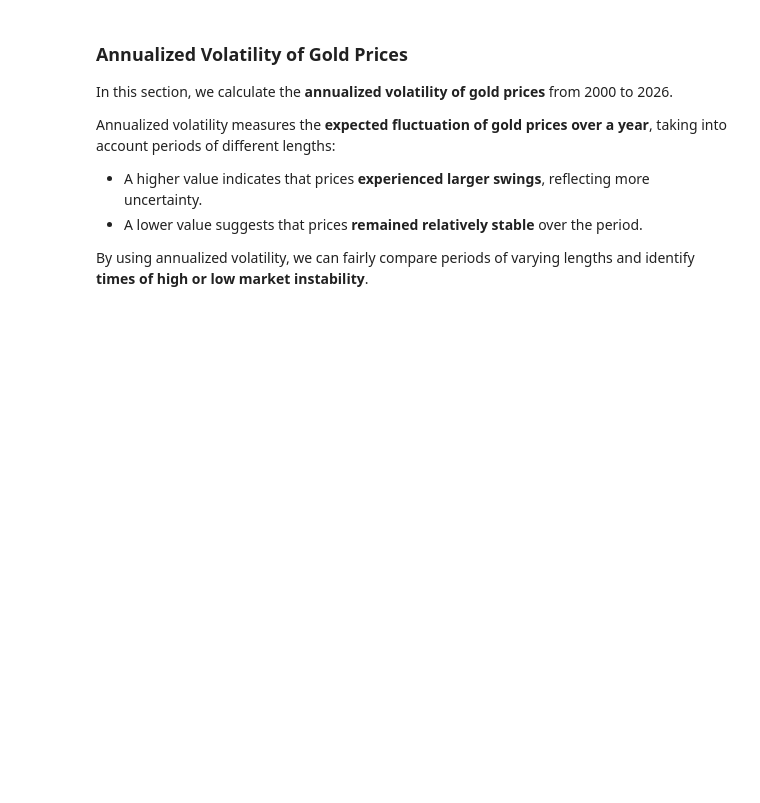
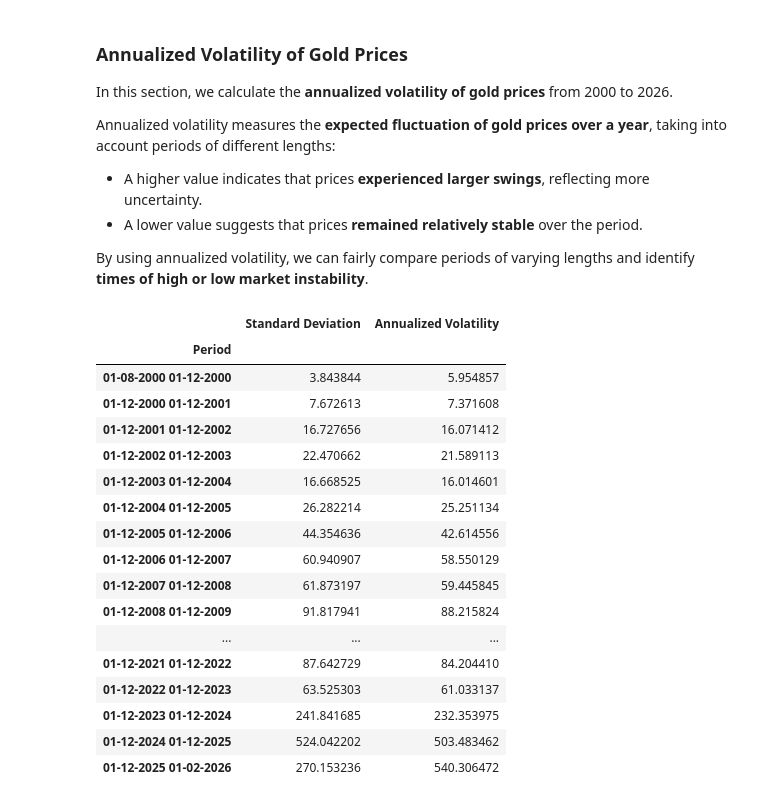
Before and after one commit to younesbensaid/Data-Analysis-portfolio, a Jupyter notebook: gold-price-analysis Aug 2000 - Fev 2026/XAUUSD_Analysis.ipynb, the cells around one changed output. Cells and saved outputs as stored; diff of their text form; code cells hidden in the pictures; blank space fills up the shorter version.

Commit message:
calculate the Annualized Volatility

```diff
--- a/gold-price-analysis Aug 2000 - Fev 2026/XAUUSD_Analysis.ipynb
+++ b/gold-price-analysis Aug 2000 - Fev 2026/XAUUSD_Analysis.ipynb
@@ -322,3 +322,56 @@ Annualized volatility measures the **expected fluctuation of gold prices over a
 - A lower value suggests that prices **remained relatively stable** over the period.
 
 By using annualized volatility, we can fairly compare periods of varying lengths and identify **times of high or low market instability**.
+# %%
+
+cut_off_dates = ["2000-08-01"]
+cut_off_dates += [f"{year}-12-01" for year in range(2000, 2026)]
+cut_off_dates.append("2026-02-01")
+
+results = []
+
+for i in range(len(cut_off_dates) - 1):
+    start_dt = pd.to_datetime(cut_off_dates[i])
+    end_dt = pd.to_datetime(cut_off_dates[i+1])
+
+    mask = (df.index >= start_dt) & (df.index <= end_dt)
+    period_data = df.loc[mask, 'Gold_Price_USD_YFinance']
+
+    n_months = len(period_data)
+
+    if not period_data.empty:
+        std_val = period_data.std()
+        annualized_std = std_val * np.sqrt(12 / n_months)
+
+        label_start = start_dt.strftime('%d-%m-%Y')
+        label_end = end_dt.strftime('%d-%m-%Y')
+        label = f"{label_start}  {label_end}"
+
+        results.append({
+            'Period': label,
+            'Standard Deviation': std_val,
+            'Annualized Volatility': annualized_std
+        })
+
+volatility_display = pd.DataFrame(results).set_index('Period')
+
+volatility_display
+# %% [output]
+|  | Standard Deviation | Annualized Volatility |
+| Period |  |  |
+| 01-08-2000 01-12-2000 | 3.843844 | 5.954857 |
+| 01-12-2000 01-12-2001 | 7.672613 | 7.371608 |
+| 01-12-2001 01-12-2002 | 16.727656 | 16.071412 |
+| 01-12-2002 01-12-2003 | 22.470662 | 21.589113 |
+| 01-12-2003 01-12-2004 | 16.668525 | 16.014601 |
+| 01-12-2004 01-12-2005 | 26.282214 | 25.251134 |
+| 01-12-2005 01-12-2006 | 44.354636 | 42.614556 |
+| 01-12-2006 01-12-2007 | 60.940907 | 58.550129 |
+| 01-12-2007 01-12-2008 | 61.873197 | 59.445845 |
+| 01-12-2008 01-12-2009 | 91.817941 | 88.215824 |
+| ... | ... | ... |
+| 01-12-2021 01-12-2022 | 87.642729 | 84.204410 |
+| 01-12-2022 01-12-2023 | 63.525303 | 61.033137 |
+| 01-12-2023 01-12-2024 | 241.841685 | 232.353975 |
+| 01-12-2024 01-12-2025 | 524.042202 | 503.483462 |
+| 01-12-2025 01-02-2026 | 270.153236 | 540.306472 |
```
Also changed, not shown: 1 other file.
